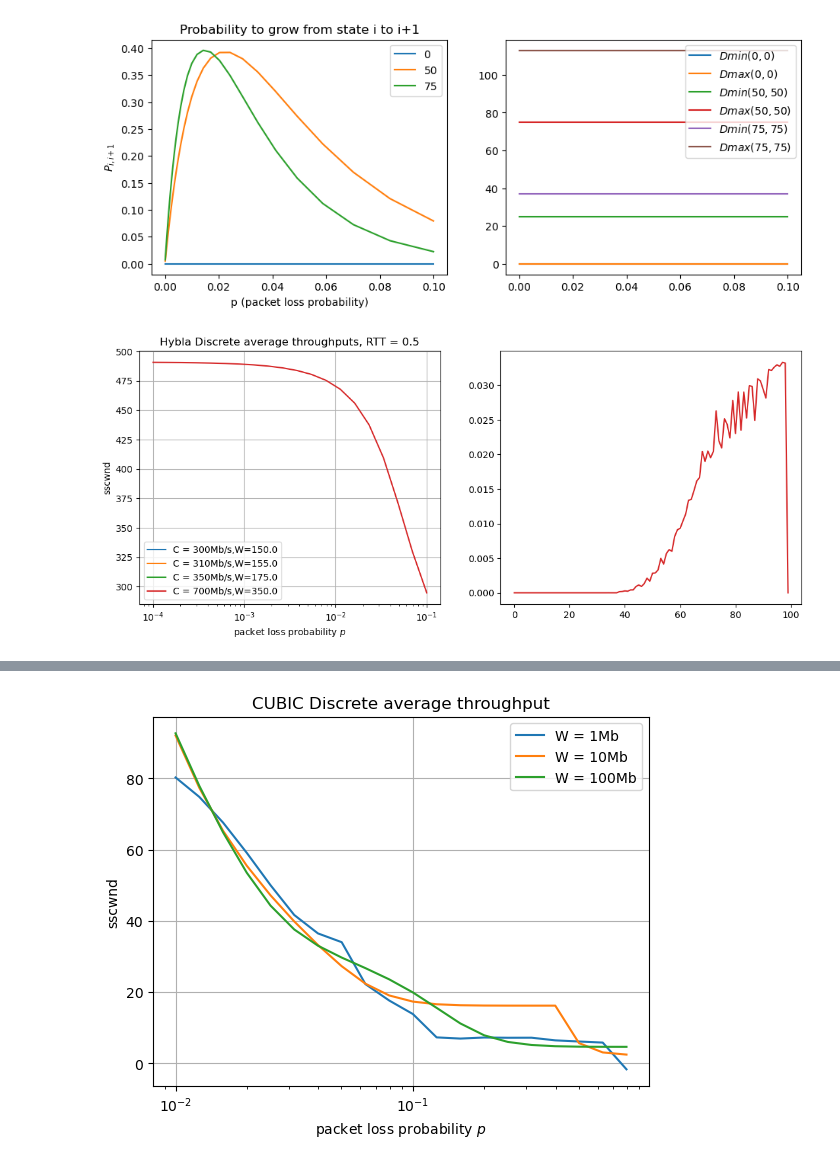
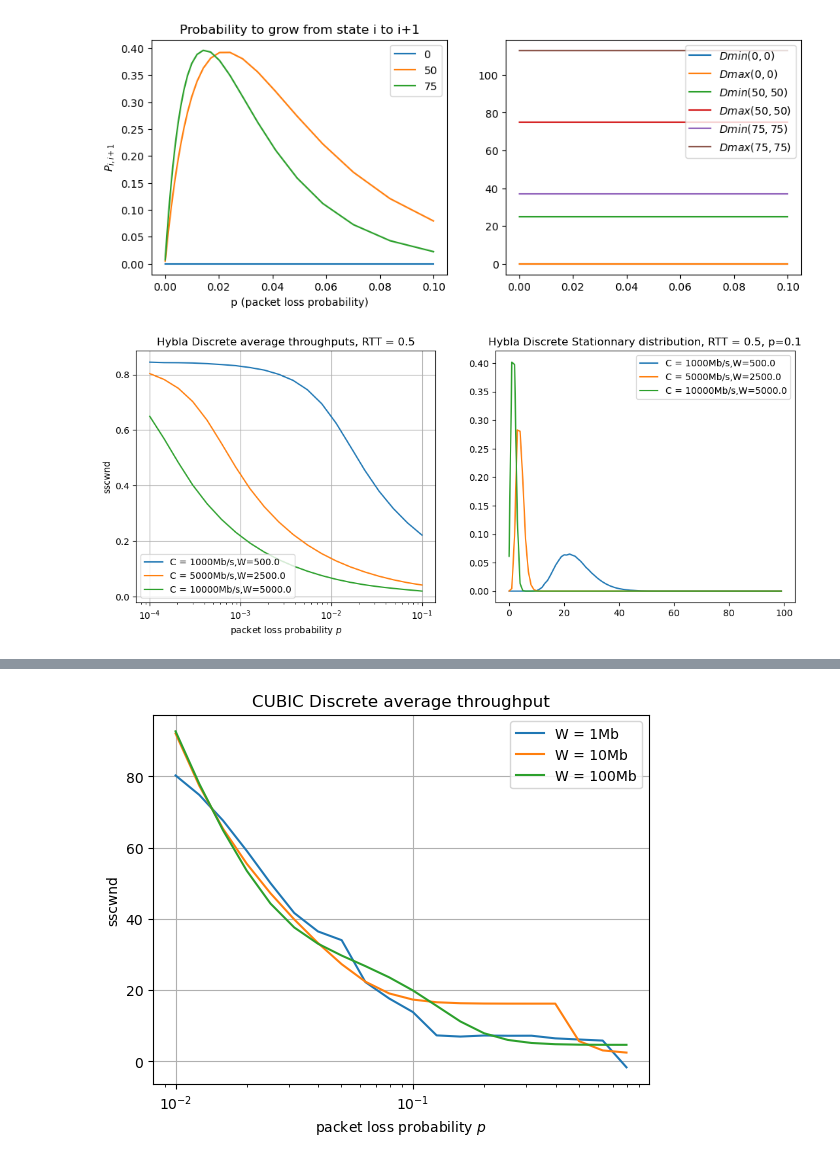
Before and after one commit to megretj/qpepcca, a Jupyter notebook: packetBasedMarkovianModel.ipynb, the cells around one changed output, grey strips where cells are left out. Cells and saved outputs as stored; diff of their text form; code cells hidden in the pictures.

```diff
--- a/packetBasedMarkovianModel.ipynb
+++ b/packetBasedMarkovianModel.ipynb
@@ -14,3 +14,11 @@ from ccaModels import CCA_MarkovChain_CUBIC_packet, CCA_MarkovChain_Hybla_packet
 # %% [output]
 Intel MKL WARNING: Support of Intel(R) Streaming SIMD Extensions 4.2 (Intel(R) SSE4.2) enabled only processors has been deprecated. Intel oneAPI Math Kernel Library 2025.0 will require Intel(R) Advanc ...
 Intel MKL WARNING: Support of Intel(R) Streaming SIMD Extensions 4.2 (Intel(R) SSE4.2) enabled only processors has been deprecated. Intel oneAPI Math Kernel Library 2025.0 will require Intel(R) Advanc ...
+# %%
+wireless = CCA_MarkovChain_Hybla_packet_new(packet_err=0.1,beta=0.7,N=100,C = 1000,RTT_real=0.05, RTT0=0.025)
+wireless.compute_tau_and_S()
+print(f"pi = {wireless.compute_stationnary_distribution()}, sum pi = {sum(wireless.pi)}")
+print(f"P= {wireless.P[0,:]}")
+print(f"tau = {wireless.T(wireless.a[0],wireless.a[0])}")
+print(f"S = {wireless.S[0,:]}")
+print(wireless.avg_throughput())
@@ -92,19 +144,20 @@ print(hyb.Dmax[50,50])
 1.0
 5.0
 # %%
-p = 0.0001
+p = 0.01
 b = 0.7
-wired = CCA_MarkovChain_Hybla_packet(packet_err=p,beta=b,N=100,C = 5000, RTT_real = 0.5, RTT0=0.05)
+RTT0=0.01
+wired = CCA_MarkovChain_Hybla_packet_new(packet_err=p,beta=b,N=100,C = 139000,RTT_real=RTT0, RTT0=RTT0)
 wired.avg_throughput()
 print(f"Rho is equal to {wired.rho}")
 print(f"Average throughput is {wired.ssThroughput}")
 
 fig, axs = plt.subplots(1, 2, figsize=(10,5))
-axs[0].plot(np.arange(wired.N),wired.P[50,:],label = "$a_{50}$")
-axs[0].plot(np.arange(wired.N),wired.P[25,:],label = "$a_{25}$")
-axs[0].plot(np.arange(wired.N),wired.P[0,:],label = "$a_{0}$")
-axs[0].plot(np.arange(wired.N),wired.P[75,:],label = "$a_{75}$")
-axs[0].plot(np.arange(wired.N),wired.Ptilde[25,:],label = "$tilde a_{25}$")
+axs[0].plot(np.arange(wired.N),wired.P[50,:],label = f"a50 {np.sum(wired.P[50,:])}")
+axs[0].plot(np.arange(wired.N),wired.P[25,:],label = f"a25 {np.sum(wired.P[25,:])}")
+axs[0].plot(np.arange(wired.N),wired.P[0,:],label = f"a0 {np.sum(wired.P[0,:])}")
+axs[0].plot(np.arange(wired.N),wired.P[75,:],label = f"a75 {np.sum(wired.P[75,:])}")
+axs[0].plot(np.arange(wired.N),wired.Ptilde[0,:],label = "$tilde a_{0}$")
 axs[0].set_title(r"Transition probabilities from states $a_n$")
 axs[0].set_ylabel(r"$P_{n,x}$")
 axs[0].set_xlabel(r"$a_x$")
@@ -115,4 +168,6 @@ axs[1].set_xlabel(r"State $a_i$ (Corresponding to throughput $i\frac{W}{N}$)")
 axs[1].set_ylabel(r'Probability to be in this state')
 fig.suptitle(f"Hybla discrete model [p={p},beta={b}]")
 plt.show()
+print("P[0,0]= ",wired.P[0,0])
+print("P[0,1]= ",wired.P[0,1])
 # %% [output]
@@ -122,5 +179,5 @@ Average throughput is 2950.5444760064647
 # %%
-wired = CCA_MarkovChain_Hybla_packet(packet_err=0.001,beta=0.7,N=100,C = 1000, RTT_real = 0.25, RTT0=0.025)
+wired = CCA_MarkovChain_Hybla_packet_new(packet_err=0.001,beta=0.7,N=100,C = 5000, RTT_real = 0.25, RTT0=0.025)
 ps = np.logspace(-3,-0.1,3)
 fig, axs = plt.subplots(1, 2, figsize=(13,5))
 for i in ps:
@@ -216,28 +273,31 @@ axs[1].legend()
 [figure]
 # %%
 err_rates = np.logspace(-4,-1,20)
-bandwidths = [300,310,350,700]
+err_ss = 1e-1
+bandwidths = [1000,5000,10000]
 RTT = 0.5
 throughputs = np.zeros([len(bandwidths),len(err_rates)])
 sdistr = np.zeros([len(bandwidths),100])
 for k,C in enumerate(bandwidths):
-    sdistr[k,:] = CCA_MarkovChain_Hybla_packet(packet_err=1e-3,beta=0.7,N=100,C = C,RTT_real=RTT, RTT0=0.025).compute_stationnary_distribution()
+    sdistr[k,:] = CCA_MarkovChain_Hybla_packet_new(packet_err=err_ss,beta=0.7,N=100,C = C,RTT_real=RTT, RTT0=0.025).compute_stationnary_distribution()
     for i, l in enumerate(err_rates):
-        wireless = CCA_MarkovChain_Hybla_packet(packet_err=l,beta=0.7,N=100,C = C,RTT_real=RTT, RTT0=0.025)
-        throughputs[k,i] = wireless.avg_throughput()
+        wireless = CCA_MarkovChain_Hybla_packet_new(packet_err=l,beta=0.7,N=100,C = C,RTT_real=RTT, RTT0=0.025)
+        throughputs[k,i] = wireless.avg_throughput()/C
 fig, axs = plt.subplots(1, 2, figsize=(13,5))
 for k,C in enumerate(bandwidths):
     axs[0].plot(err_rates,throughputs[k,:], label = f"C = {C}Mb/s,W={RTT*C}")
-    axs[1].plot(np.arange(wireless.N),sdistr[k])
+    axs[1].plot(np.arange(wireless.N),sdistr[k], label = f"C = {C}Mb/s,W={RTT*C}")
+    axs[1].set_title(f"Hybla Discrete Stationnary distribution, RTT = {RTT}, p={err_ss}")
+    axs[1].legend()
 axs[0].semilogx()
 axs[0].legend()
 axs[0].grid()
 axs[0].set_title(f"Hybla Discrete average throughputs, RTT = {RTT}")
 axs[0].set_xlabel(r"packet loss probability $p$")
 axs[0].set_ylabel(r'sscwnd')
 plt.show()
 # %% [output]
-[figure, old version]
+[figure, new version]
 # %%
 p = 0.05
 b = 0.7
```
Also changed, not shown: parts of 9 cells of this notebook, 1 other file.
